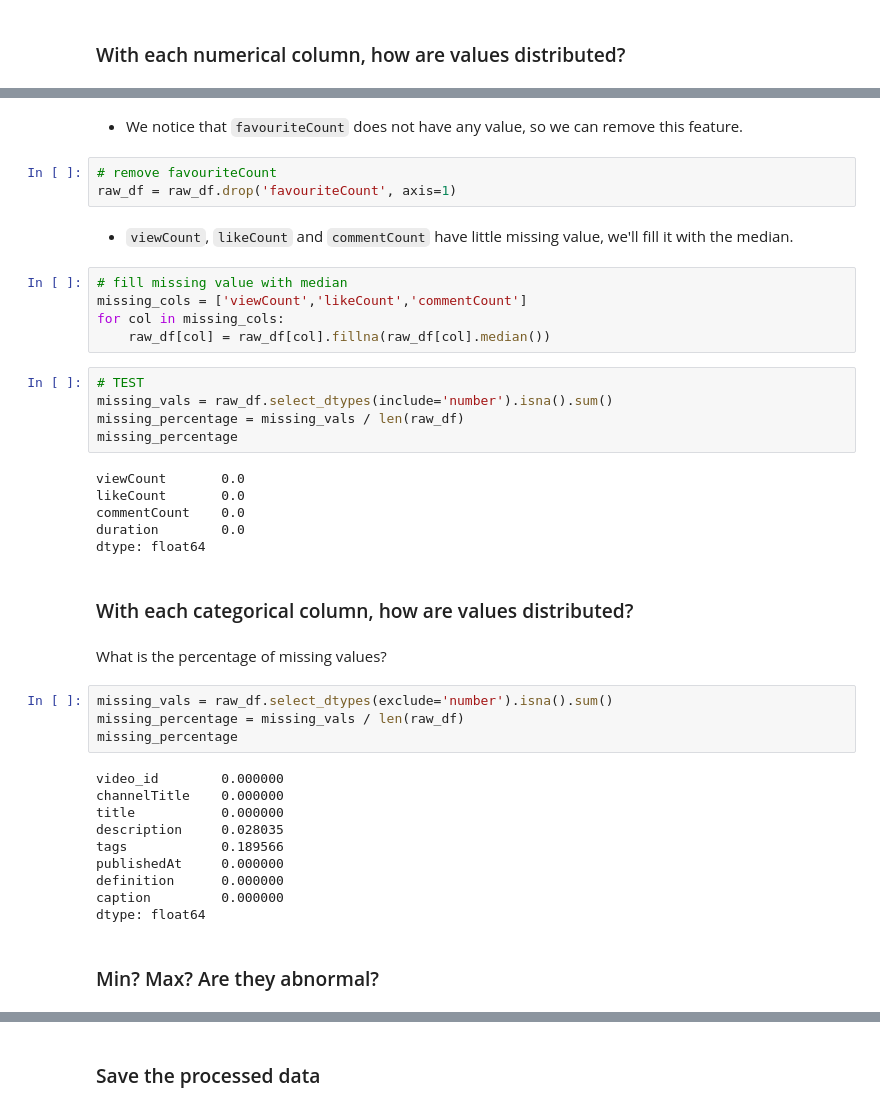
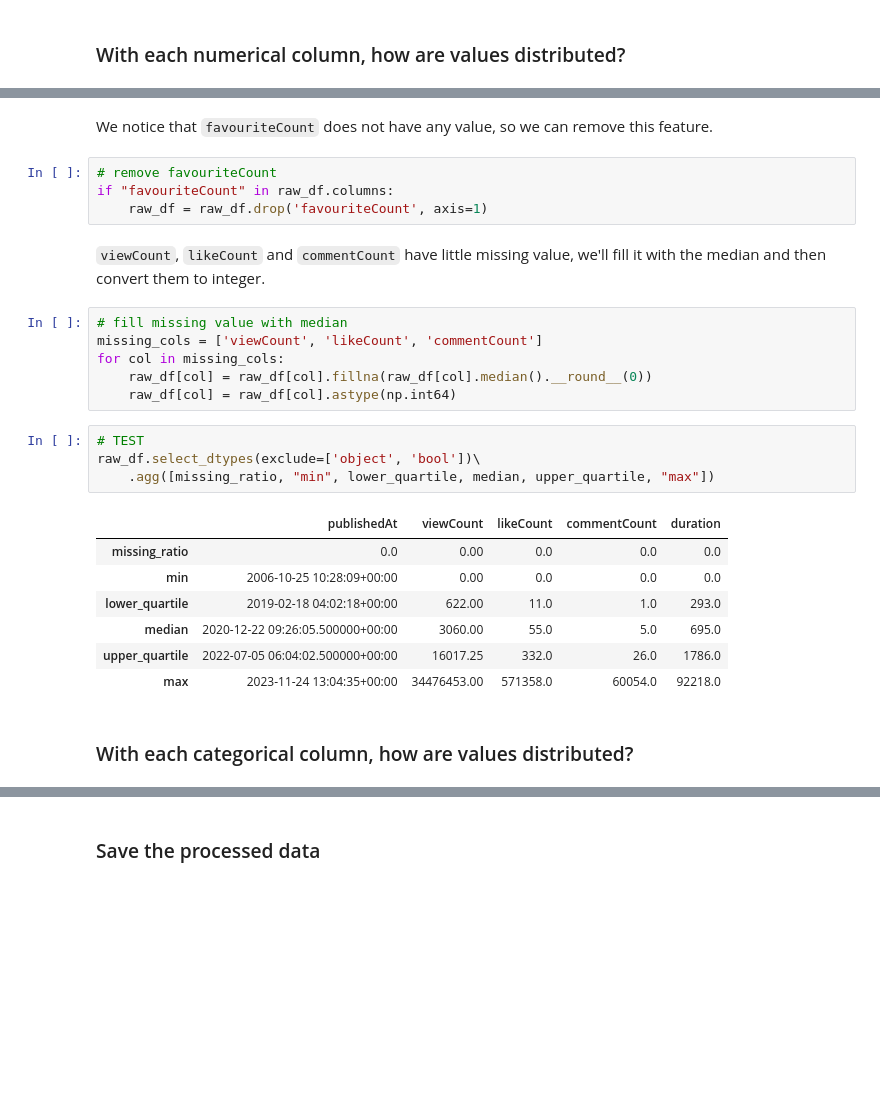
Before and after one commit to BaoDias2505/FinalProject_Introduction-to-data-science, a Jupyter notebook: notebooks/02-Data-preprocessing_exploring.ipynb, the cells around one changed output, grey strips where cells are left out. Drawn from its saved outputs; the diff is of its cells as text; blank space fills up the shorter version.

```diff
--- a/notebooks/02-Data-preprocessing_exploring.ipynb
+++ b/notebooks/02-Data-preprocessing_exploring.ipynb
@@ -213,43 +248,28 @@ dtype: float64
 # %% [markdown]
-- We notice that `favouriteCount` does not have any value, so we can remove this feature.
+We notice that `favouriteCount` does not have any value, so we can remove this feature.
 # %%
 # remove favouriteCount
-raw_df = raw_df.drop('favouriteCount', axis=1)
+if "favouriteCount" in raw_df.columns:
+    raw_df = raw_df.drop('favouriteCount', axis=1)
 # %% [markdown]
--  `viewCount`, `likeCount` and `commentCount` have little missing value, we'll fill it with the median.
+`viewCount`, `likeCount` and `commentCount` have little missing value, we'll fill it with the median and then convert them to integer.
 # %%
 # fill missing value with median
-missing_cols = ['viewCount','likeCount','commentCount']
+missing_cols = ['viewCount', 'likeCount', 'commentCount']
 for col in missing_cols:
-    raw_df[col] = raw_df[col].fillna(raw_df[col].median())
+    raw_df[col] = raw_df[col].fillna(raw_df[col].median().__round__(0))
+    raw_df[col] = raw_df[col].astype(np.int64)
-# %%
-# TEST
-missing_vals = raw_df.select_dtypes(include='number').isna().sum()
-missing_percentage = missing_vals / len(raw_df)
-missing_percentage
-# %% [output]
-viewCount       0.0
-likeCount       0.0
-commentCount    0.0
-duration        0.0
-dtype: float64
+# %%
+# TEST
+raw_df.select_dtypes(exclude=['object', 'bool'])\
+    .agg([missing_ratio, "min", lower_quartile, median, upper_quartile, "max"])
+# %% [output]
+|  | publishedAt | viewCount | likeCount | commentCount | duration |
+| missing_ratio | 0.0 | 0.00 | 0.0 | 0.0 | 0.0 |
+| min | 2006-10-25 10:28:09+00:00 | 0.00 | 0.0 | 0.0 | 0.0 |
+| lower_quartile | 2019-02-18 04:02:18+00:00 | 622.00 | 11.0 | 1.0 | 293.0 |
+| median | 2020-12-22 09:26:05.500000+00:00 | 3060.00 | 55.0 | 5.0 | 695.0 |
+| upper_quartile | 2022-07-05 06:04:02.500000+00:00 | 16017.25 | 332.0 | 26.0 | 1786.0 |
+| max | 2023-11-24 13:04:35+00:00 | 34476453.00 | 571358.0 | 60054.0 | 92218.0 |
 # %% [markdown]
 ### With each categorical column, how are values distributed?
-# %% [markdown]
-What is the percentage of missing values?
-# %%
-missing_vals = raw_df.select_dtypes(exclude='number').isna().sum()
-missing_percentage = missing_vals / len(raw_df)
-missing_percentage
-# %% [output]
-video_id        0.000000
-channelTitle    0.000000
-title           0.000000
-description     0.028035
-tags            0.189566
-publishedAt     0.000000
-definition      0.000000
-caption         0.000000
-dtype: float64
-# %% [markdown]
-### Min? Max? Are they abnormal?
```
Also changed, not shown: parts of 34 cells of this notebook, 2 other files.
